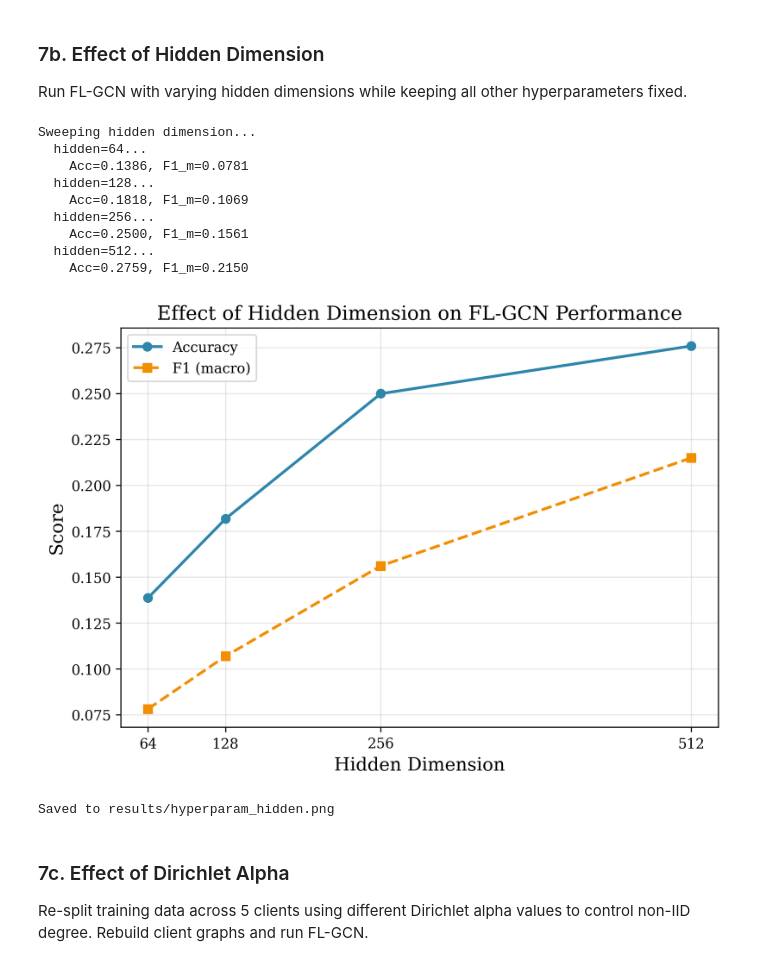
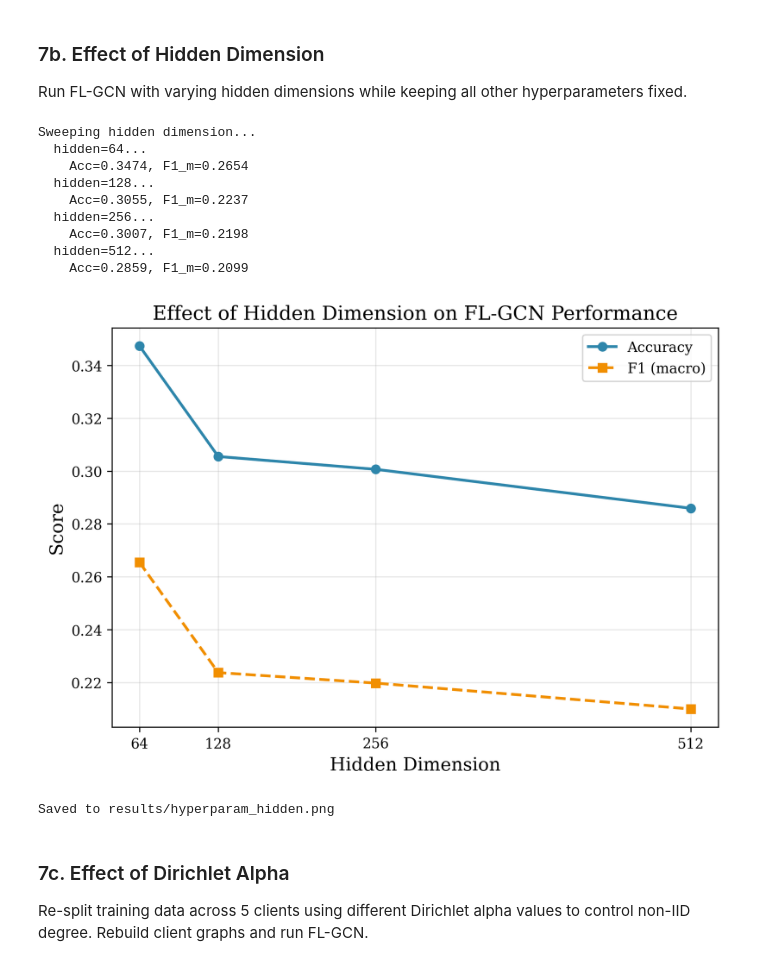
Before and after one commit to willtanoe/fl-gnn-ids-ciciot2023, a Jupyter notebook: notebooks/05_comprehensive_analysis.ipynb, the cells around one changed output. Saved outputs shown, nothing was run; the diff lists cells and outputs as text; code cells hidden in the pictures.

```diff
--- a/notebooks/05_comprehensive_analysis.ipynb
+++ b/notebooks/05_comprehensive_analysis.ipynb
@@ -395,9 +415,9 @@ Run FL with MLP (no graph). MLP does not use edge_index, so strip it from client
 # %%
 print('Running FL+MLP...')
 mlp_client_graphs = [{'X': g['X'], 'y': g['y']} for g in client_graphs]
-mlp_test = {'X': test_graph['X'], 'y': test_graph['y']}
-mlp_preds = run_fl(MLP, mlp_client_graphs, mlp_test)
-mlp_metrics = compute_metrics(test_graph['y'].cpu().numpy(), mlp_preds)
+mlp_val = {'X': val_graph['X'], 'y': val_graph['y']}
+mlp_preds = run_fl(MLP, mlp_client_graphs, mlp_val)
+mlp_metrics = compute_metrics(val_graph['y'].cpu().numpy(), mlp_preds)
 print('FL+MLP results:')
 for k, v in mlp_metrics.items():
     print(f'  {k}: {v:.4f}')
@@ -435,8 +455,8 @@ for name in model_archs:
     print(f'  Loading {name}...')
     model = model_archs[name](in_dim, HIDDEN_DIM, n_classes, dropout=DROPOUT).to(device)
     model.load_state_dict(torch.load(pt_path, map_location=device))
-    _, preds = evaluate(model, test_graph)
-    metrics = compute_metrics(test_graph['y'].cpu().numpy(), preds)
+    _, preds = evaluate(model, val_graph)
+    metrics = compute_metrics(val_graph['y'].cpu().numpy(), preds)
     fl_gnn_results[name] = {'metrics': metrics, 'preds': preds}
     del model
     torch.cuda.empty_cache()
@@ -527,8 +547,8 @@ for seed in seeds:
     np.random.seed(seed)
     print(f'Seed {seed}:')
 
-    preds = run_fl(GCN, client_graphs, test_graph)
-    m = compute_metrics(test_graph['y'].cpu().numpy(), preds)
+    preds = run_fl(GCN, client_graphs, val_graph)
+    m = compute_metrics(val_graph['y'].cpu().numpy(), preds)
     stat_results['FL-GCN']['accuracy'].append(m['accuracy'])
     stat_results['FL-GCN']['f1_m'].append(m['f1_m'])
     stat_results['FL-GCN']['f1_w'].append(m['f1_w'])
@@ -537,9 +557,9 @@ for seed in seeds:
     print(f'  FL-GCN: Acc={acc_gcn:.4f}, F1_m={f1m_gcn:.4f}')
 
     cnn_cg = [{'X': g['X'], 'y': g['y']} for g in client_graphs]
-    cnn_tg = {'X': test_graph['X'], 'y': test_graph['y']}
-    preds = run_fl(CNN1D, cnn_cg, cnn_tg)
-    m2 = compute_metrics(test_graph['y'].cpu().numpy(), preds)
+    cnn_vg = {'X': val_graph['X'], 'y': val_graph['y']}
+    preds = run_fl(CNN1D, cnn_cg, cnn_vg)
+    m2 = compute_metrics(val_graph['y'].cpu().numpy(), preds)
     stat_results['FL-CNN']['accuracy'].append(m2['accuracy'])
     stat_results['FL-CNN']['f1_m'].append(m2['f1_m'])
     stat_results['FL-CNN']['f1_w'].append(m2['f1_w'])
@@ -647,8 +667,8 @@ for k in k_values:
             'y': torch.from_numpy(yc).long().to(device),
             'edge_index': ei
         })
-    preds = run_fl(GCN, rebuilt_clients, test_graph)
-    m = compute_metrics(test_graph['y'].cpu().numpy(), preds)
+    preds = run_fl(GCN, rebuilt_clients, val_graph)
+    m = compute_metrics(val_graph['y'].cpu().numpy(), preds)
     k_results['k'].append(k)
     acc_k = m['accuracy']
     f1_k = m['f1_m']
@@ -696,40 +716,40 @@ hd_results = {'hidden': [], 'accuracy': [], 'f1_m': []}
 print('Sweeping hidden dimension...')
 for h in hidden_values:
     print(f'  hidden={h}...')
-    preds = run_fl(GCN, client_graphs, test_graph, hidden=h, dropout=DROPOUT)
-    m = compute_metrics(test_graph['y'].cpu().numpy(), preds)
+    preds = run_fl(GCN, client_graphs, val_graph, hidden=h, dropout=DROPOUT)
+    m = compute_metrics(val_graph['y'].cpu().numpy(), preds)
     hd_results['hidden'].append(h)
     acc_h = m['accuracy']
     f1_h = m['f1_m']
     hd_results['accuracy'].append(acc_h)
     hd_results['f1_m'].append(f1_h)
     print(f'    Acc={acc_h:.4f}, F1_m={f1_h:.4f}')
     torch.cuda.empty_cache()
 
 fig, ax1 = plt.subplots(figsize=(7, 5))
 ax1.plot(hd_results['hidden'], hd_results['accuracy'], 'o-', label='Accuracy', color='#2e86ab', linewidth=2)
 ax1.plot(hd_results['hidden'], hd_results['f1_m'], 's--', label='F1 (macro)', color='#f18f01', linewidth=2)
 ax1.set_xlabel('Hidden Dimension')
 ax1.set_ylabel('Score')
 ax1.set_title('Effect of Hidden Dimension on FL-GCN Performance')
 ax1.legend()
 ax1.grid(alpha=0.3)
 ax1.set_xticks(hidden_values)
 plt.tight_layout()
 plt.savefig(RESULTS / 'hyperparam_hidden.png')
 plt.show()
 print('Saved to results/hyperparam_hidden.png')
 # %% [output]
 Sweeping hidden dimension...
   hidden=64...
-    Acc=0.1386, F1_m=0.0781
+    Acc=0.3474, F1_m=0.2654
   hidden=128...
-    Acc=0.1818, F1_m=0.1069
+    Acc=0.3055, F1_m=0.2237
   hidden=256...
-    Acc=0.2500, F1_m=0.1561
+    Acc=0.3007, F1_m=0.2198
   hidden=512...
-    Acc=0.2759, F1_m=0.2150
+    Acc=0.2859, F1_m=0.2099
-[figure, old version]
+[figure, new version]
 Saved to results/hyperparam_hidden.png
 # %% [markdown]
 ### 7c. Effect of Dirichlet Alpha
```
Also changed, not shown: parts of 14 cells of this notebook, 14 other files.
